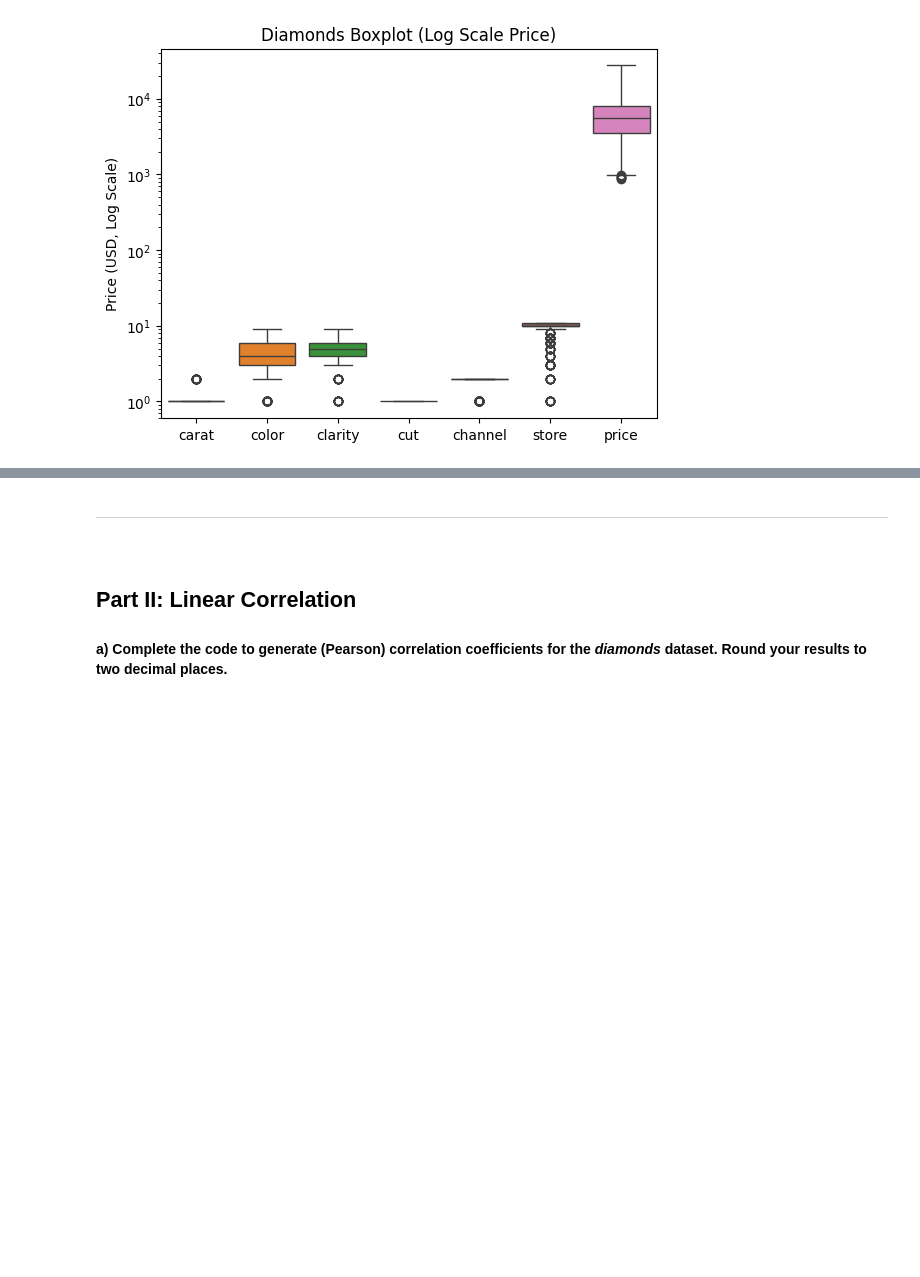
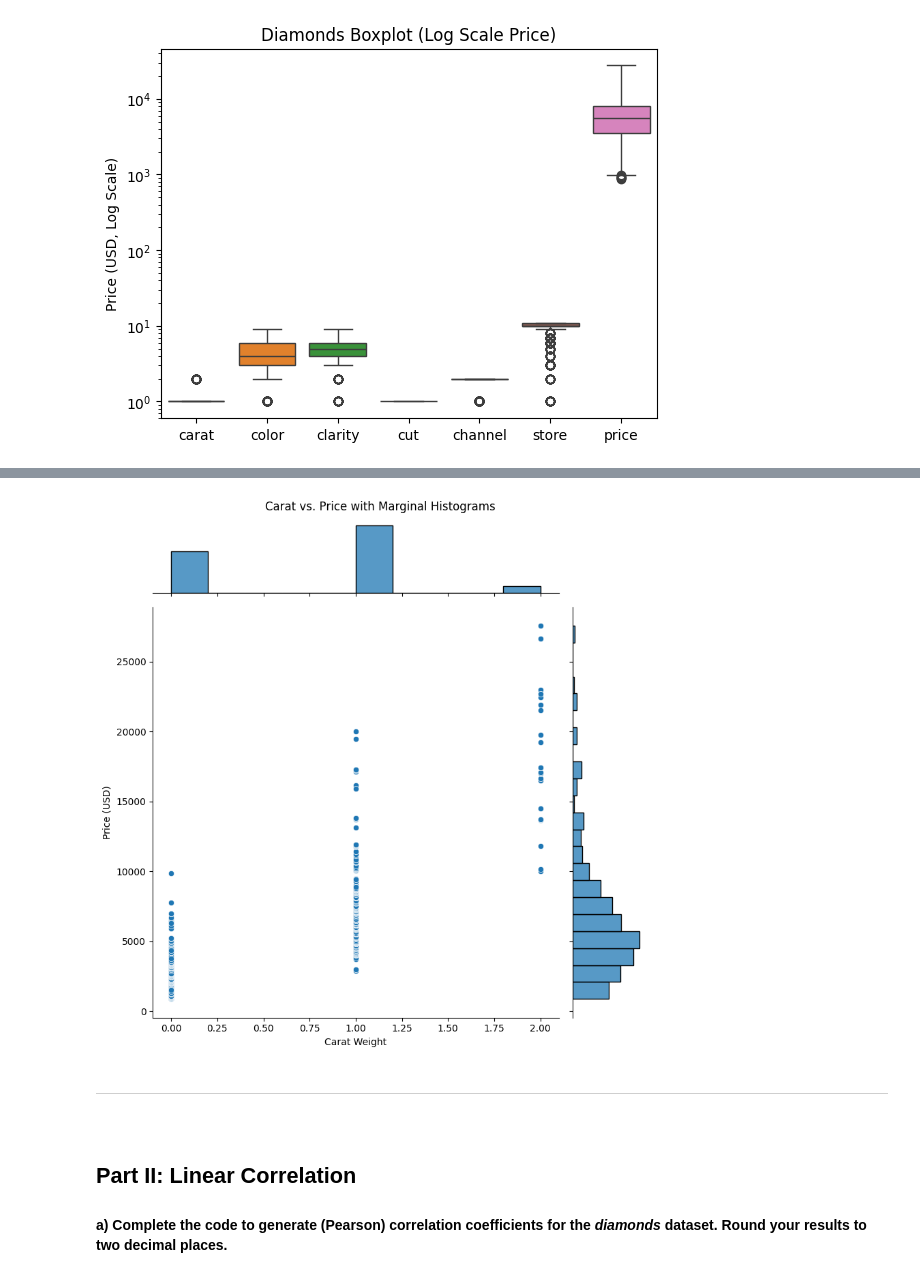
Before and after one commit to Knowasiak/A2_World_Region_Analysis, a Jupyter notebook: Script 03 - Exploratory Data Analysis - Guided.ipynb, the cells around one changed output, grey strips where cells are left out. Drawn from its saved outputs; the diff is of its cells as text; code cells hidden in the pictures; blank space fills up the shorter version.

```diff
--- a/Script 03 - Exploratory Data Analysis - Guided.ipynb
+++ b/Script 03 - Exploratory Data Analysis - Guided.ipynb
@@ -239,3 +258,12 @@ plt.show()
+# %%
+sns.jointplot(x='carat', y='price', data=diamonds, kind='scatter', height=8)
+
+plt.suptitle('Carat vs. Price with Marginal Histograms', y=1.02) # Add a title to the plot
+plt.xlabel('Carat Weight')
+plt.ylabel('Price (USD)')
+plt.show()
+# %% [output]
+[figure, added]
 # %% [markdown]
 <hr style="height:.9px;border:none;color:#333;background-color:#333;" />
 <br>
```
Also changed, not shown: parts of 5 cells of this notebook.
